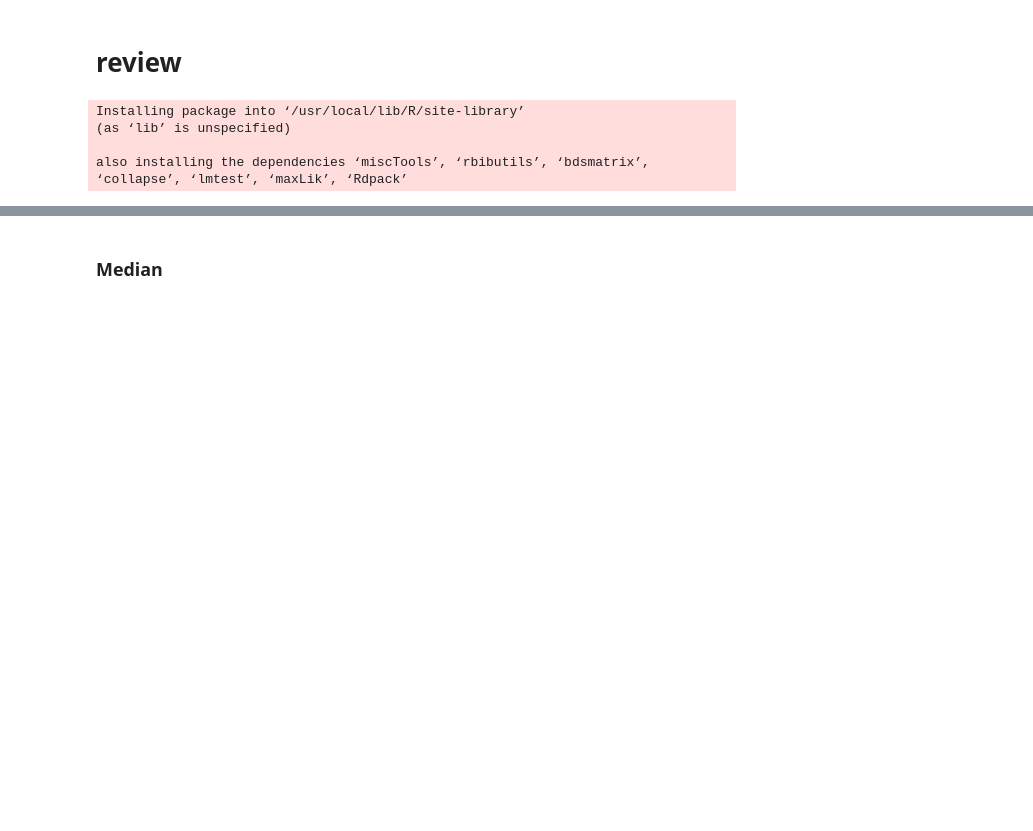
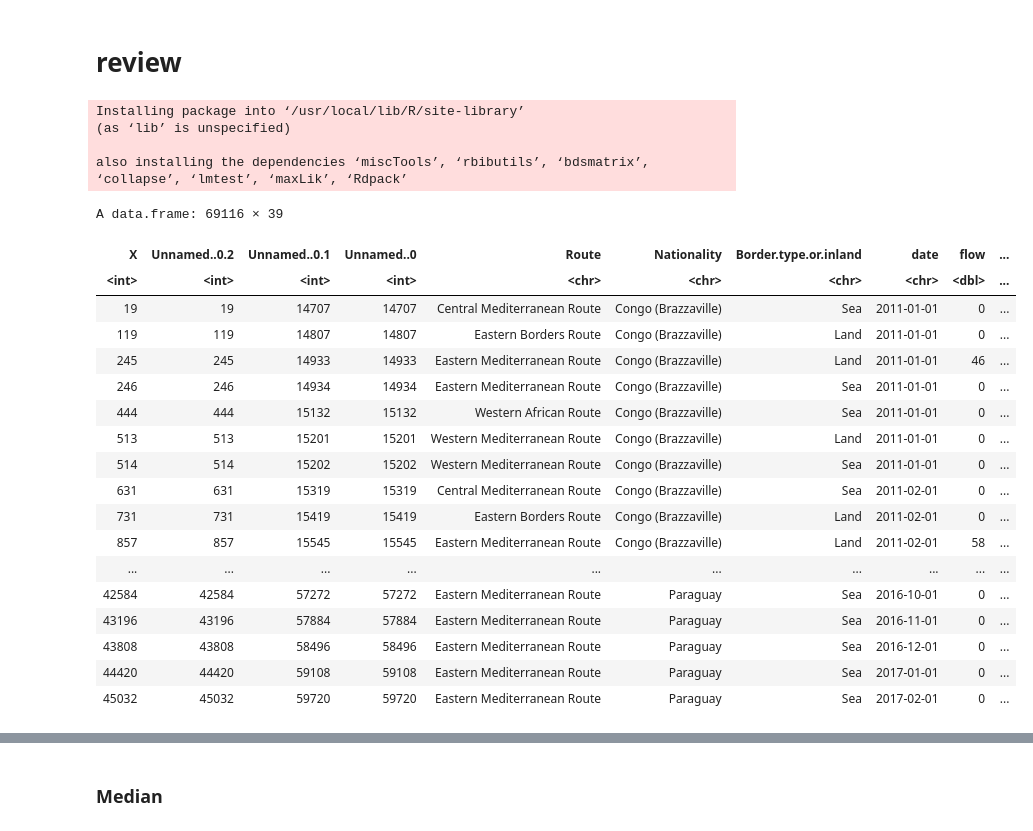
Before and after one commit to ireneb612/impact_EUTurkey_deal, a Jupyter notebook: MC/causal_estimation_paper.ipynb, the cells around one changed output, grey strips where cells are left out. Saved outputs shown, nothing was run; the diff lists cells and outputs as text; code cells hidden in the pictures; blank space fills up the shorter version.

```diff
--- a/MC/causal_estimation_paper.ipynb
+++ b/MC/causal_estimation_paper.ipynb
@@ -114,6 +126,28 @@ Installing package into ‘/usr/local/lib/R/site-library’
 (as ‘lib’ is unspecified)
 
 also installing the dependencies ‘miscTools’, ‘rbibutils’, ‘bdsmatrix’, ‘collapse’, ‘lmtest’, ‘maxLik’, ‘Rdpack’
+# %%
+df_boot
+# %% [output]
+A data.frame: 69116 × 39
+| X | Unnamed..0.2 | Unnamed..0.1 | Unnamed..0 | Route | Nationality | Border.type.or.inland | date | flow | ... |
+| <int> | <int> | <int> | <int> | <chr> | <chr> | <chr> | <chr> | <dbl> | ... |
+| 19 | 19 | 14707 | 14707 | Central Mediterranean Route | Congo (Brazzaville) | Sea | 2011-01-01 | 0 | ... |
+| 119 | 119 | 14807 | 14807 | Eastern Borders Route | Congo (Brazzaville) | Land | 2011-01-01 | 0 | ... |
+| 245 | 245 | 14933 | 14933 | Eastern Mediterranean Route | Congo (Brazzaville) | Land | 2011-01-01 | 46 | ... |
+| 246 | 246 | 14934 | 14934 | Eastern Mediterranean Route | Congo (Brazzaville) | Sea | 2011-01-01 | 0 | ... |
+| 444 | 444 | 15132 | 15132 | Western African Route | Congo (Brazzaville) | Sea | 2011-01-01 | 0 | ... |
+| 513 | 513 | 15201 | 15201 | Western Mediterranean Route | Congo (Brazzaville) | Land | 2011-01-01 | 0 | ... |
+| 514 | 514 | 15202 | 15202 | Western Mediterranean Route | Congo (Brazzaville) | Sea | 2011-01-01 | 0 | ... |
+| 631 | 631 | 15319 | 15319 | Central Mediterranean Route | Congo (Brazzaville) | Sea | 2011-02-01 | 0 | ... |
+| 731 | 731 | 15419 | 15419 | Eastern Borders Route | Congo (Brazzaville) | Land | 2011-02-01 | 0 | ... |
+| 857 | 857 | 15545 | 15545 | Eastern Mediterranean Route | Congo (Brazzaville) | Land | 2011-02-01 | 58 | ... |
+| ... | ... | ... | ... | ... | ... | ... | ... | ... | ... |
+| 42584 | 42584 | 57272 | 57272 | Eastern Mediterranean Route | Paraguay | Sea | 2016-10-01 | 0 | ... |
+| 43196 | 43196 | 57884 | 57884 | Eastern Mediterranean Route | Paraguay | Sea | 2016-11-01 | 0 | ... |
+| 43808 | 43808 | 58496 | 58496 | Eastern Mediterranean Route | Paraguay | Sea | 2016-12-01 | 0 | ... |
+| 44420 | 44420 | 59108 | 59108 | Eastern Mediterranean Route | Paraguay | Sea | 2017-01-01 | 0 | ... |
+| 45032 | 45032 | 59720 | 59720 | Eastern Mediterranean Route | Paraguay | Sea | 2017-02-01 | 0 | ... |
 # %%
 #library(fect)
 library(plm)
```
Also changed, not shown: parts of 8 cells of this notebook.
